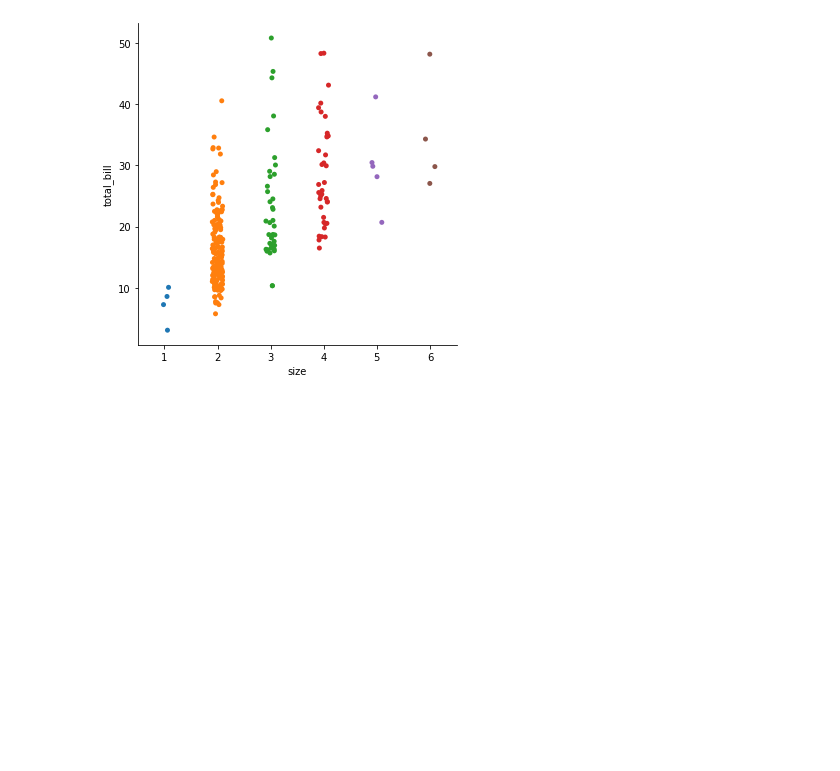
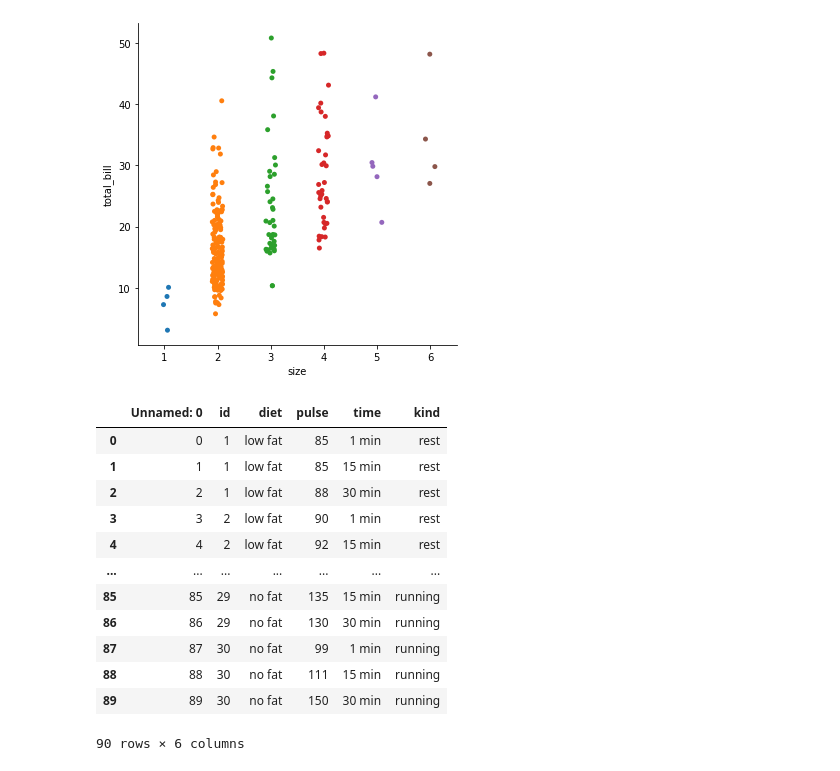
Before and after one commit to Jogwums/Data-Analysis-Cl01, a Jupyter notebook: seaborn/intro.ipynb, the cells around one changed output. Saved outputs shown, nothing was run; the diff lists cells and outputs as text; code cells hidden in the pictures; blank space fills up the shorter version.

```diff
--- a/seaborn/intro.ipynb
+++ b/seaborn/intro.ipynb
@@ -52,3 +52,20 @@ sns.catplot(x='size', y='total_bill', data=tips)
 # %% [output]
 <seaborn.axisgrid.FacetGrid at 0x...>
 [figure]
+# %%
+execer = sns.load_dataset('exercise', header=0)
+execer
+# %% [output]
+|  | Unnamed: 0 | id | diet | pulse | time | kind |
+| 0 | 0 | 1 | low fat | 85 | 1 min | rest |
+| 1 | 1 | 1 | low fat | 85 | 15 min | rest |
+| 2 | 2 | 1 | low fat | 88 | 30 min | rest |
+| 3 | 3 | 2 | low fat | 90 | 1 min | rest |
+| 4 | 4 | 2 | low fat | 92 | 15 min | rest |
+| ... | ... | ... | ... | ... | ... | ... |
+| 85 | 85 | 29 | no fat | 135 | 15 min | running |
+| 86 | 86 | 29 | no fat | 130 | 30 min | running |
+| 87 | 87 | 30 | no fat | 99 | 1 min | running |
+| 88 | 88 | 30 | no fat | 111 | 15 min | running |
+| 89 | 89 | 30 | no fat | 150 | 30 min | running |
+90 rows × 6 columns
```
